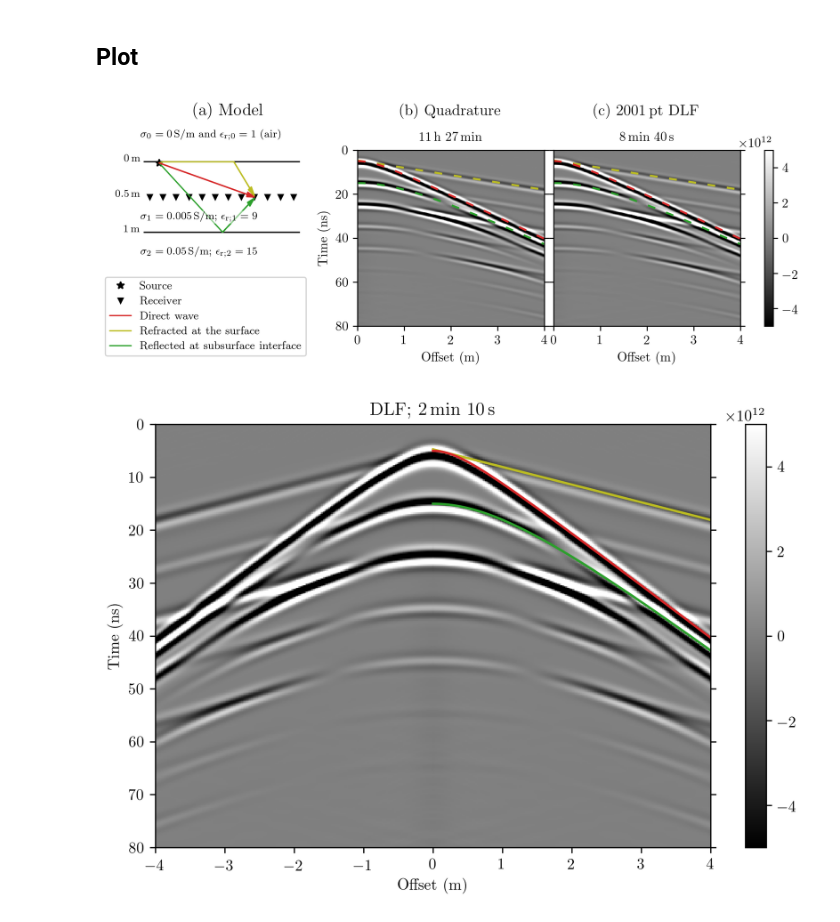
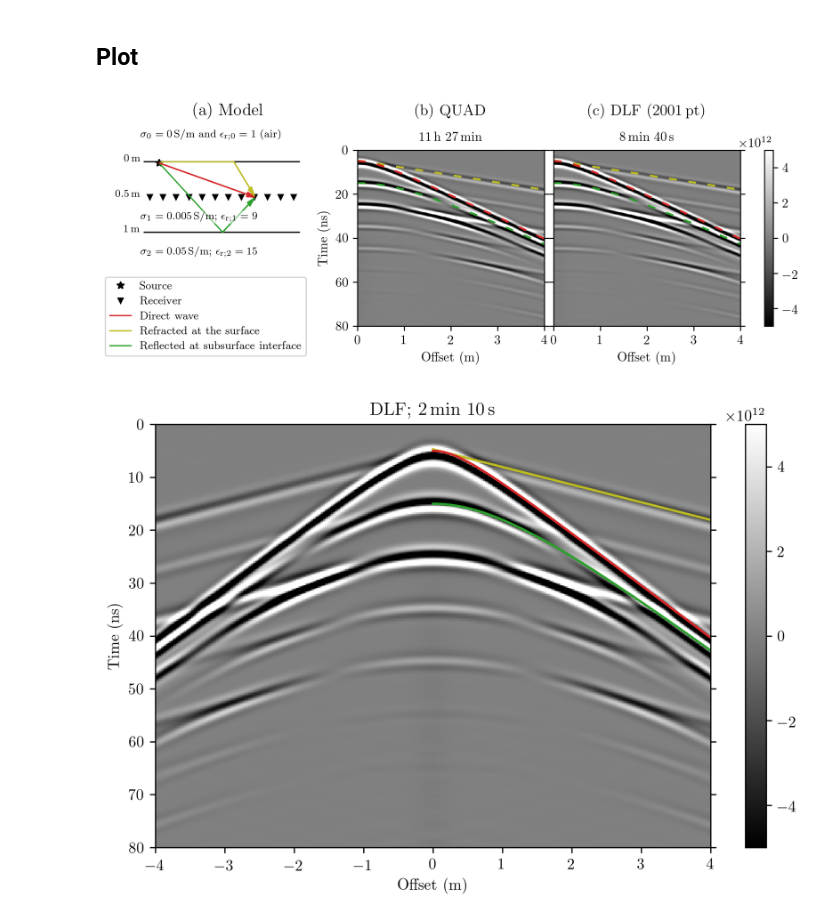
Before and after one commit to emsig/article-fdesign, a Jupyter notebook: notebooks/GPR-Figure.ipynb, the cells around one changed output. Saved outputs shown, nothing was run; the diff lists cells and outputs as text; code cells hidden in the pictures.

```diff
--- a/notebooks/GPR-Figure.ipynb
+++ b/notebooks/GPR-Figure.ipynb
@@ -101,36 +101,36 @@ def limits(i):
     plt.plot(x, arrtime*10**9, 'C3', dashes=[4, 6], lw=1.5)
     plt.plot(x, arrtimeref*10**9, 'C2', dashes=[4, 6], lw=1.5)
     plt.ylim([80, 0])
     plt.xlim([0, 4])
     plt.xlabel('Offset (m)')
     plt.xticks(np.arange(5))
     plt.grid('off')
     ax.yaxis.set_ticks_position('both')
     return ax
 
 # Plot QUA
 ax = limits(0)
-plt.text(0.5, 1.2, r'(b) Quadrature', transform=ax.transAxes, horizontalalignment='center', fontsize=12)
+plt.text(0.5, 1.2, r'(b) QUAD', transform=ax.transAxes, horizontalalignment='center', fontsize=12)
 plt.text(0.5, 1.05, r'11\,h 27\,min', transform=ax.transAxes, horizontalalignment='center')
 plt.imshow(gprQUA, **params)
 plt.ylabel('Time (ns)')
 
 # Plot DLF
 ax = limits(1)
-plt.text(0.5, 1.2, r'(c) 2001\,pt DLF', transform=ax.transAxes, horizontalalignment='center', fontsize=12)
+plt.text(0.5, 1.2, r'(c) DLF (2001\,pt)', transform=ax.transAxes, horizontalalignment='center', fontsize=12)
 plt.text(0.5, 1.05, r'8\,min 40\,s', transform=ax.transAxes, horizontalalignment='center')
 plt.imshow(gprDLF, **params)
 ax.set_yticklabels([], ())
 
 # Plot colorbar
 cax, kw = plt.matplotlib.colorbar.make_axes([axs[1], axs[2]])
 cb = plt.colorbar(cax=cax, **kw)
 
 # Save figure and show it
 plt.savefig('../figures/GPR.pdf', bbox_inches='tight')
 plt.show()
 # %% [output]
-[figure, old version]
+[figure, new version]
 # %%
 fig, axs = plt.subplots(figsize=(8, 5))
 
```
Also changed, not shown: parts of 1 cell of this notebook, 4 other files.
